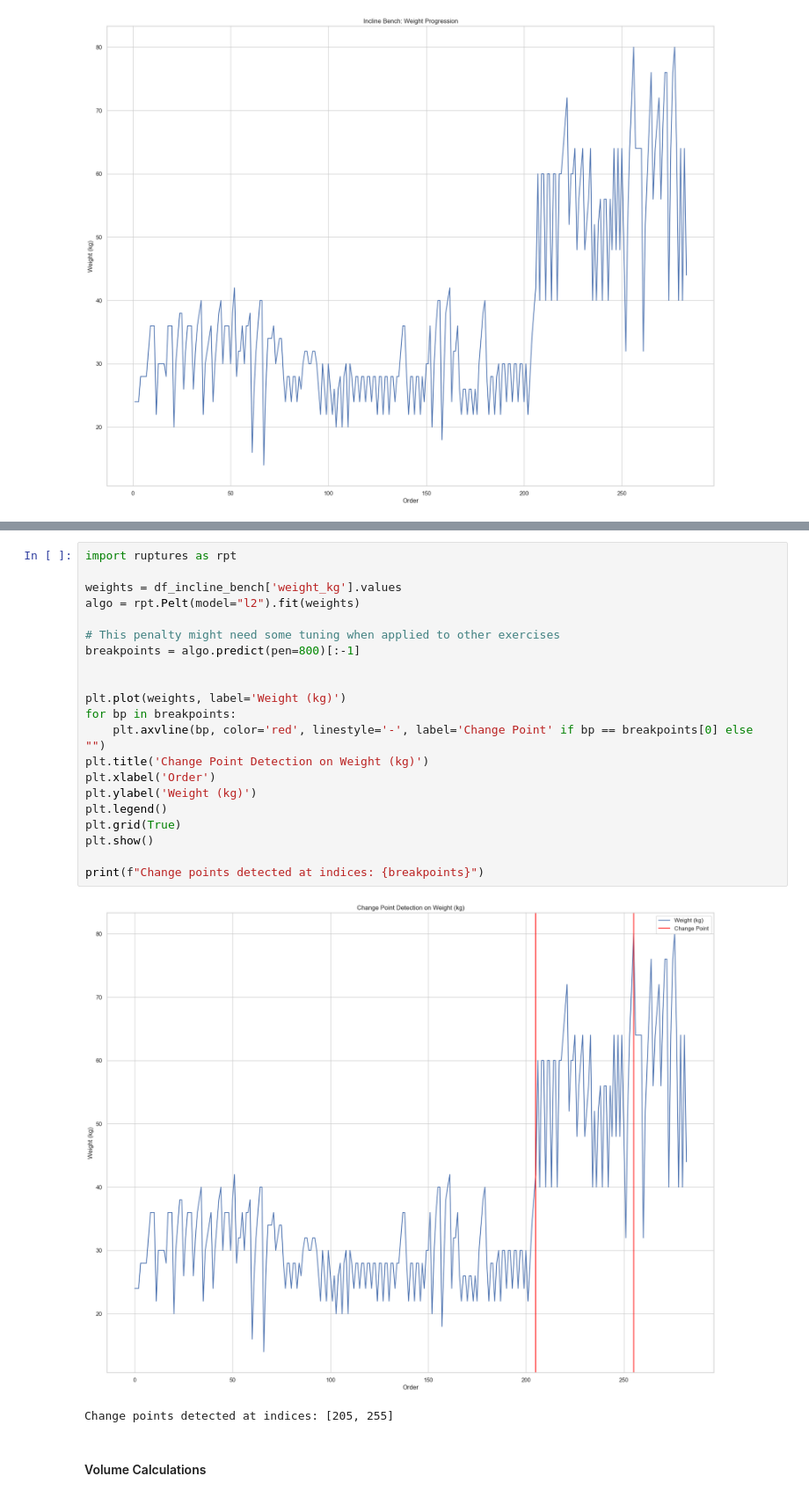
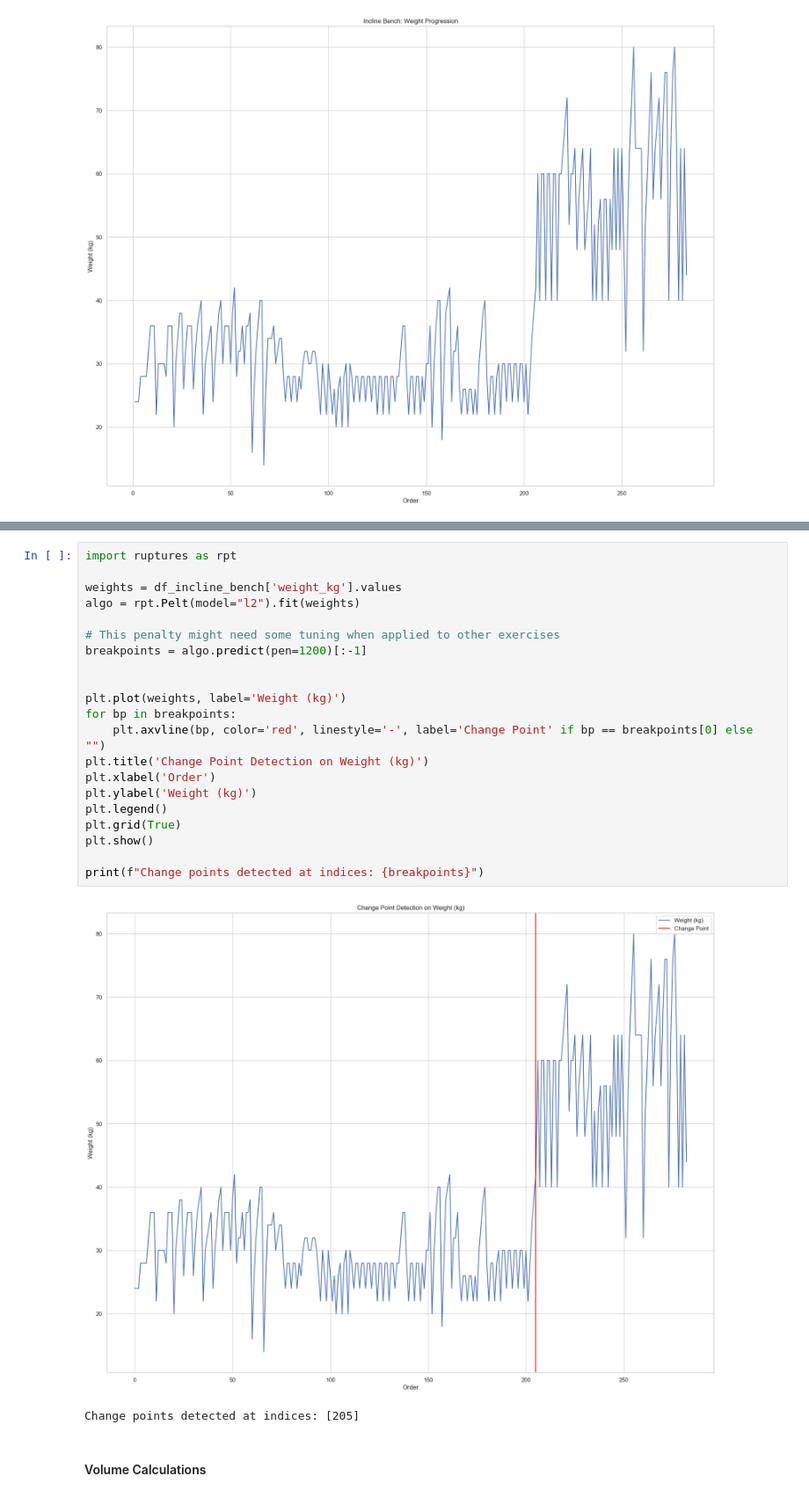
Before and after one commit to GuTory/workout-analysis, a Jupyter notebook: workout.ipynb, the cells around one changed output, grey strips where cells are left out. Shown at 88% size. Cells and saved outputs as stored; diff of their text form.

```diff
--- a/workout.ipynb
+++ b/workout.ipynb
@@ -239,27 +239,27 @@ df_incline_bench.head()
 # %%
 import ruptures as rpt
 
 weights = df_incline_bench['weight_kg'].values
 algo = rpt.Pelt(model="l2").fit(weights)
 
 # This penalty might need some tuning when applied to other exercises
-breakpoints = algo.predict(pen=800)[:-1]
+breakpoints = algo.predict(pen=1200)[:-1]
 
 
 plt.plot(weights, label='Weight (kg)')
 for bp in breakpoints:
     plt.axvline(bp, color='red', linestyle='-', label='Change Point' if bp == breakpoints[0] else "")
 plt.title('Change Point Detection on Weight (kg)')
 plt.xlabel('Order')
 plt.ylabel('Weight (kg)')
 plt.legend()
 plt.grid(True)
 plt.show()
 
 print(f"Change points detected at indices: {breakpoints}")
 # %% [output]
-[figure, old version]
+[figure, new version]
-Change points detected at indices: [205, 255]
+Change points detected at indices: [205]
 # %% [markdown]
 #### Volume Calculations
 # %%
```
